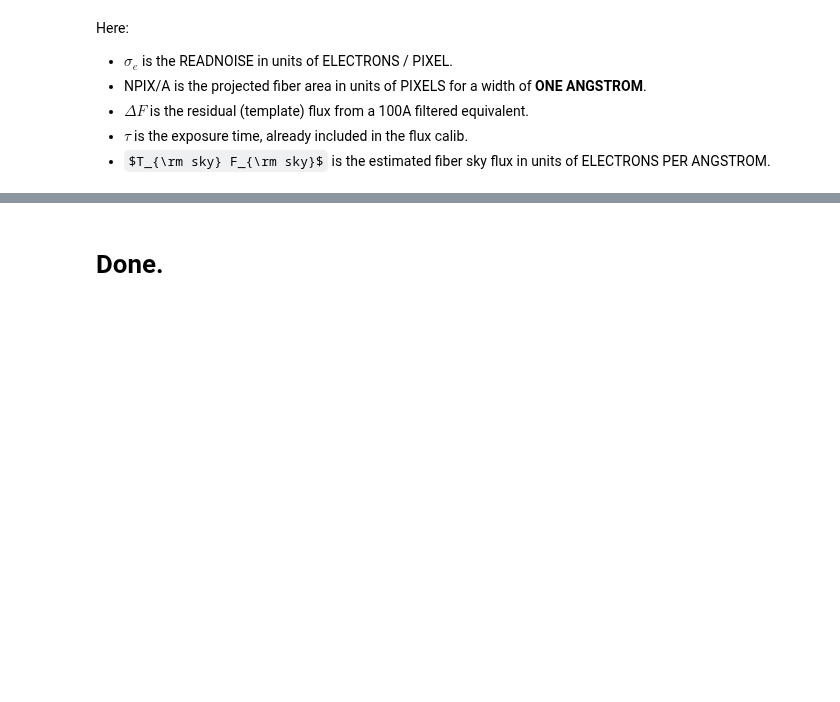
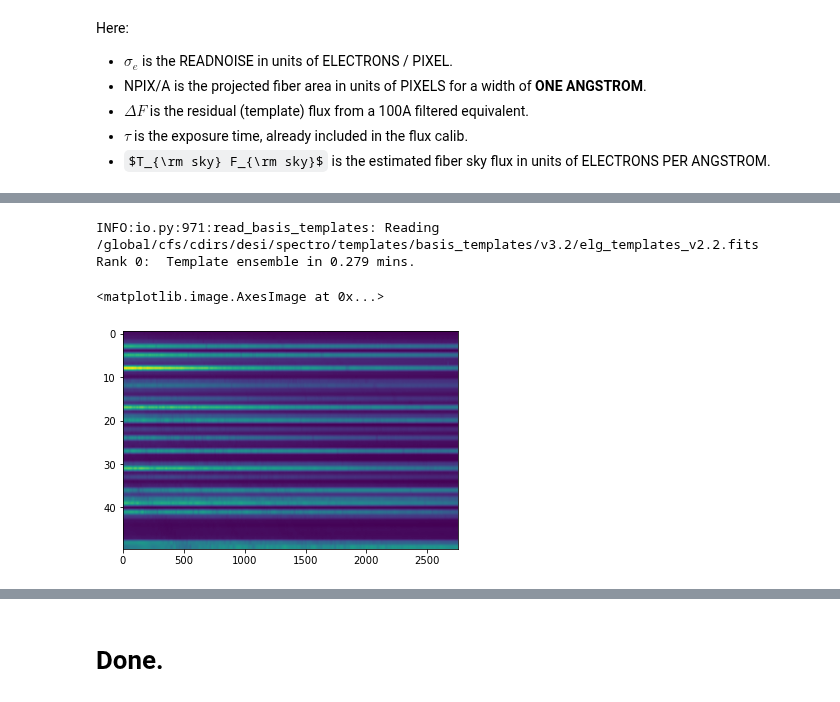
Before and after one commit to desihub/desispec, a Jupyter notebook: doc/nb/TemplateSNR.ipynb, the cells around one changed output, grey strips where cells are left out. Drawn from its saved outputs; the diff is of its cells as text; code cells hidden in the pictures; some formulas as TeX source; blank space fills up the shorter version.

```diff
--- a/doc/nb/TemplateSNR.ipynb
+++ b/doc/nb/TemplateSNR.ipynb
@@ -116,0 +167,10 @@ NameError: name 'expids' is not defined
+# %%
+rads.gen_template_ensemble()
+# %% [output]
+INFO:io.py:971:read_basis_templates: Reading /global/cfs/cdirs/desi/spectro/templates/basis_templates/v3.2/elg_templates_v2.2.fits
+Rank 0:  Template ensemble in 0.279 mins.
+# %%
+plt.imshow(rads.ensemble_flux['ELG']['b'], aspect='auto')
+# %% [output]
+<matplotlib.image.AxesImage at 0x...>
+[figure, added]
```
Also changed, not shown: parts of 15 cells of this notebook, 1 other file.
